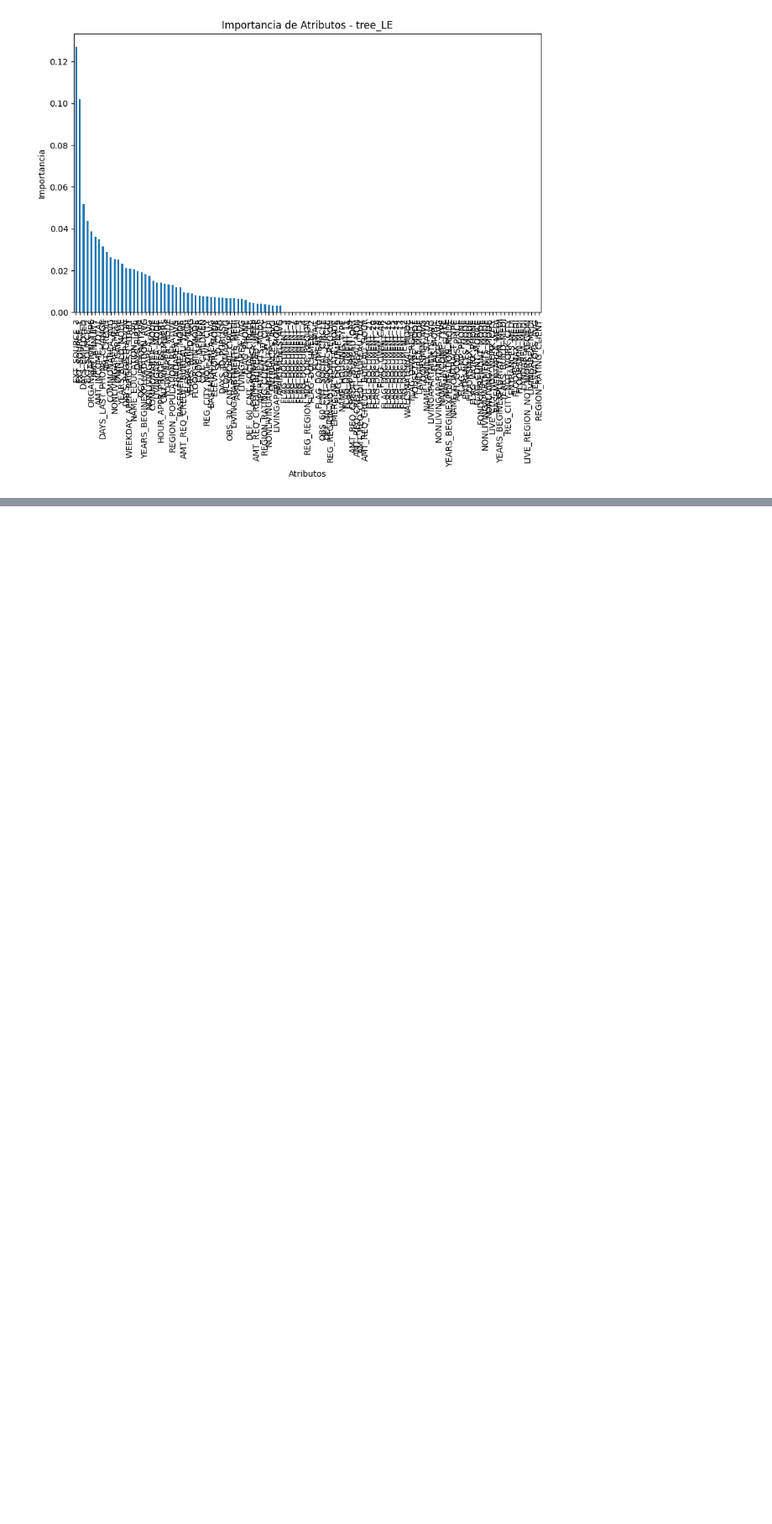
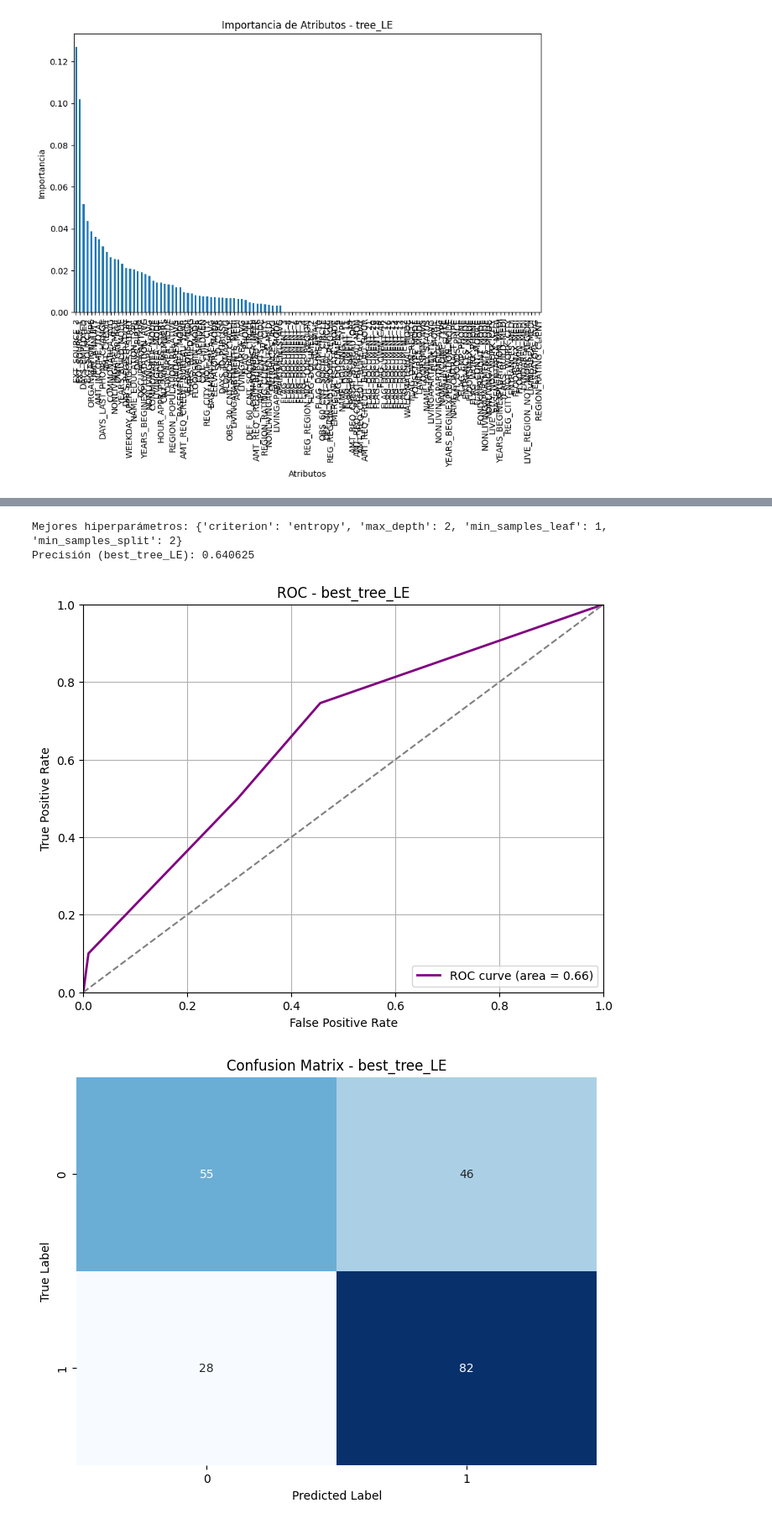
Before and after one commit to HolyTostadora/trabajo-practico-1-IA, a Jupyter notebook: TP1 modelos.ipynb, the cells around one changed output, grey strips where cells are left out. Shown at 84% size. Cells and saved outputs as stored; diff of their text form; code cells hidden in the pictures; blank space fills up the shorter version.

```diff
--- a/TP1 modelos.ipynb
+++ b/TP1 modelos.ipynb
@@ -702,0 +705,76 @@ Length: 121, dtype: float64
+# %%
+X_train, X_test, y_train, y_test = train_test_split(x_LE, y_LE, test_size=0.2, random_state=42)
+
+# Definir el modelo de árbol de decisión
+tree_model_perfecto = DecisionTreeClassifier(random_state=42)
+
+# Definir el rango de hiperparámetros a explorar
+param_grid = {
+    'max_depth': [None,1,2,3,4,5,6,7,8,9,10],
+    'min_samples_split': [None,1,2,3,4,5,6,7,8,9,10],
+    'min_samples_leaf': [None,1,2,3,4,5,6,7,8,9,10],
+    'criterion': ['gini', 'entropy']
+}
+
+# Configurar GridSearchCV con validación cruzada k-fold
+kf = KFold(n_splits=5, shuffle=True, random_state=42)
+grid_search = GridSearchCV(estimator=tree_model_perfecto, param_grid=param_grid, cv=kf, scoring='accuracy', n_jobs=-1)
+
+# Ejecutar la búsqueda de hiperparámetros
+grid_search.fit(X_train, y_train.values.ravel())
+
+# Obtener el mejor modelo
+best_tree_LE = grid_search.best_estimator_
+
+# Imprimir los mejores hiperparámetros encontrados
+print("Mejores hiperparámetros:", grid_search.best_params_)
+
+# Predecir en el conjunto de prueba con el mejor modelo
+y_pred_best_tree_LE = best_tree_LE.predict(X_test)
+y_pred_proba_best_tree_LE = best_tree_LE.predict_proba(X_test)[:, 1]
+
+# Calcular la precisión
+precision_best_tree_LE = precision_score(y_test, y_pred_best_tree_LE)
+print("Precisión (best_tree_LE):", precision_best_tree_LE)
+
+# Generar la curva ROC
+fpr_best_tree_LE, tpr_best_tree_LE, _ = roc_curve(y_test, y_pred_proba_best_tree_LE)
+roc_auc_best_tree_LE = auc(fpr_best_tree_LE, tpr_best_tree_LE)
+
+# Graficar la curva ROC
+plt.figure(figsize=(8, 6))
+plt.plot(fpr_best_tree_LE, tpr_best_tree_LE, color='purple', lw=2, label=f'ROC curve (area = {roc_auc_best_tree_LE:.2f})')
+plt.plot([0, 1], [0, 1], color='gray', linestyle='--')
+plt.xlim([0.0, 1.0])
+plt.ylim([0.0, 1.0])
+plt.xlabel('False Positive Rate')
+plt.ylabel('True Positive Rate')
+plt.title('ROC - best_tree_LE')
+plt.legend(loc="lower right")
+plt.grid()
+plt.show()
+
+# Mostrar la matriz de confusión usando seaborn heatmap
+conf_matrix_best_tree_LE = confusion_matrix(y_test, y_pred_best_tree_LE)
+plt.figure(figsize=(8, 6))
+sns.heatmap(conf_matrix_best_tree_LE, annot=True, fmt='d', cmap='Blues', cbar=False)
+plt.xlabel('Predicted Label')
+plt.ylabel('True Label')
+plt.title('Confusion Matrix - best_tree_LE')
+plt.show()
+
+# Importancia de los atributos
+importances_best_tree_LE = best_tree_LE.feature_importances_
+feature_importances_best_tree_LE = pd.Series(importances_best_tree_LE, index=X_train.columns).sort_values(ascending=False)
+
+print("Importancia de Atributos (best_tree_LE):")
+print(feature_importances_best_tree_LE)
+
+# Visualizar la importancia de los atributos
+plt.figure(figsize=(10, 6))
+feature_importances_best_tree_LE.plot(kind='bar')
+plt.title('Importancia de Atributos - best_tree_LE')
+plt.xlabel('Atributos')
+plt.ylabel('Importancia')
+plt.show()
+# %% [output]
@@ -702,0 +798,4 @@ Length: 121, dtype: float64
+Mejores hiperparámetros: {'criterion': 'entropy', 'max_depth': 2, 'min_samples_leaf': 1, 'min_samples_split': 2}
+Precisión (best_tree_LE): 0.640625
+[figure, added]
+[figure, added]
```
Also changed, not shown: parts of 4 cells of this notebook.
